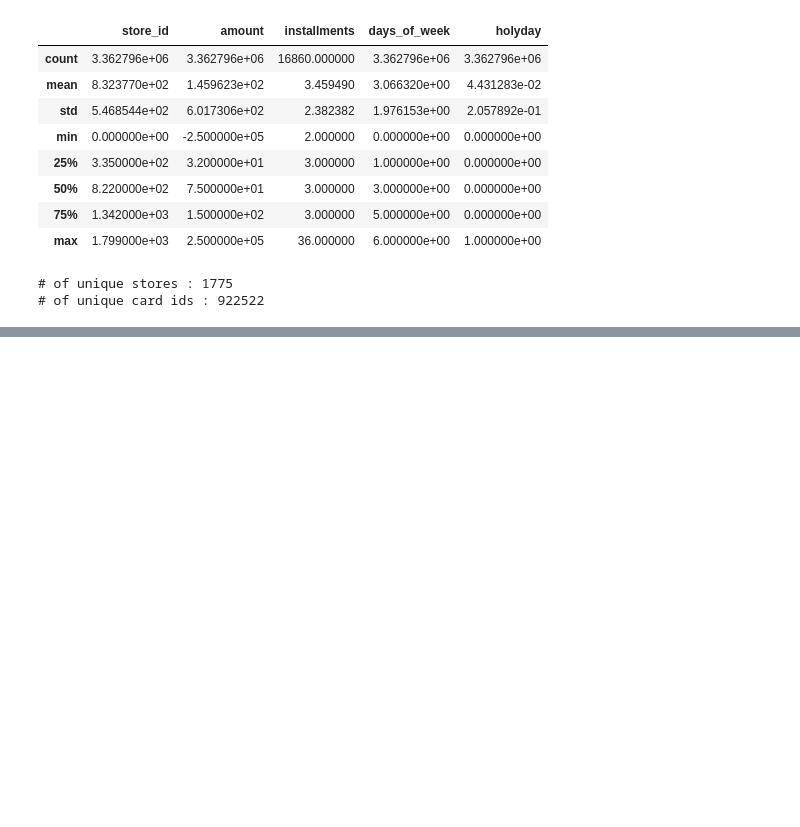
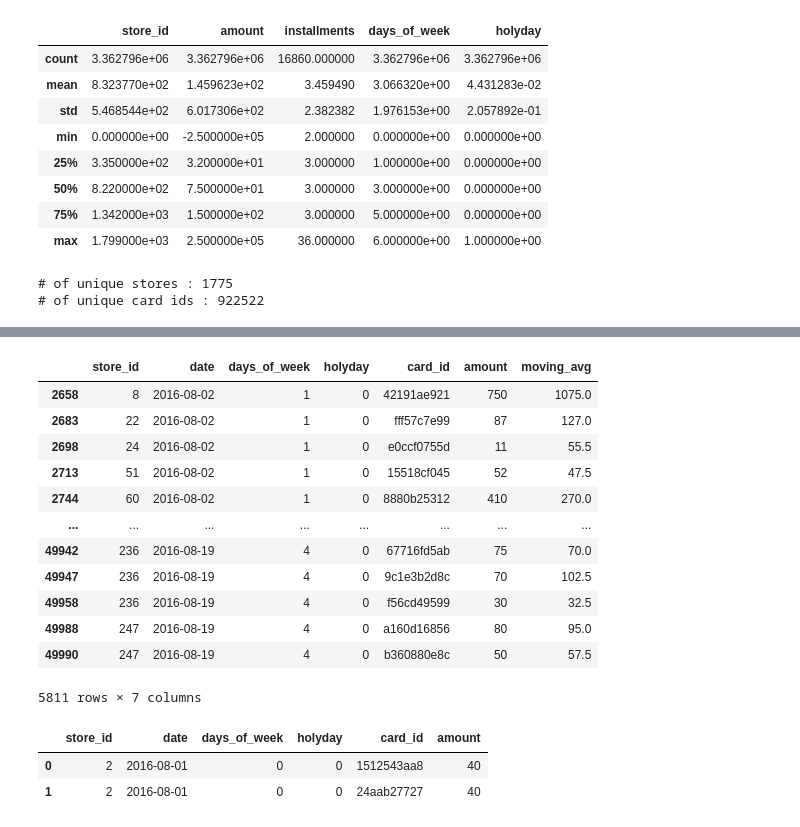
Before and after one commit to DSLuGu/dacon_136, a Jupyter notebook: eda.ipynb, the cells around one changed output, grey strips where cells are left out. Cells and saved outputs as stored; diff of their text form; code cells hidden in the pictures; blank space fills up the shorter version.

```diff
--- a/eda.ipynb
+++ b/eda.ipynb
@@ -71,0 +154,22 @@ print("# of unique card ids :", df.card_id.nunique())
+# %%
+tmp.loc[tmp['amount'] != tmp['moving_avg']]
+# %% [output]
+|  | store_id | date | days_of_week | holyday | card_id | amount | moving_avg |
+| 2658 | 8 | 2016-08-02 | 1 | 0 | 42191ae921 | 750 | 1075.0 |
+| 2683 | 22 | 2016-08-02 | 1 | 0 | fff57c7e99 | 87 | 127.0 |
+| 2698 | 24 | 2016-08-02 | 1 | 0 | e0ccf0755d | 11 | 55.5 |
+| 2713 | 51 | 2016-08-02 | 1 | 0 | 15518cf045 | 52 | 47.5 |
+| 2744 | 60 | 2016-08-02 | 1 | 0 | 8880b25312 | 410 | 270.0 |
+| ... | ... | ... | ... | ... | ... | ... | ... |
+| 49942 | 236 | 2016-08-19 | 4 | 0 | 67716fd5ab | 75 | 70.0 |
+| 49947 | 236 | 2016-08-19 | 4 | 0 | 9c1e3b2d8c | 70 | 102.5 |
+| 49958 | 236 | 2016-08-19 | 4 | 0 | f56cd49599 | 30 | 32.5 |
+| 49988 | 247 | 2016-08-19 | 4 | 0 | a160d16856 | 80 | 95.0 |
+| 49990 | 247 | 2016-08-19 | 4 | 0 | b360880e8c | 50 | 57.5 |
+5811 rows × 7 columns
+# %%
+grouped.head(2)
+# %% [output]
+|  | store_id | date | days_of_week | holyday | card_id | amount |
+| 0 | 2 | 2016-08-01 | 0 | 0 | 1512543aa8 | 40 |
+| 1 | 2 | 2016-08-01 | 0 | 0 | 24aab27727 | 40 |
```
Also changed, not shown: parts of 11 cells of this notebook.
